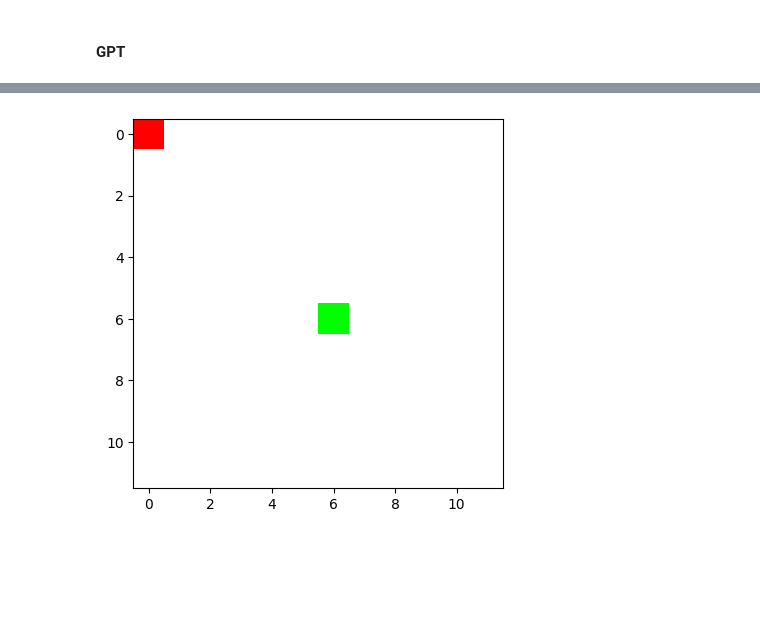
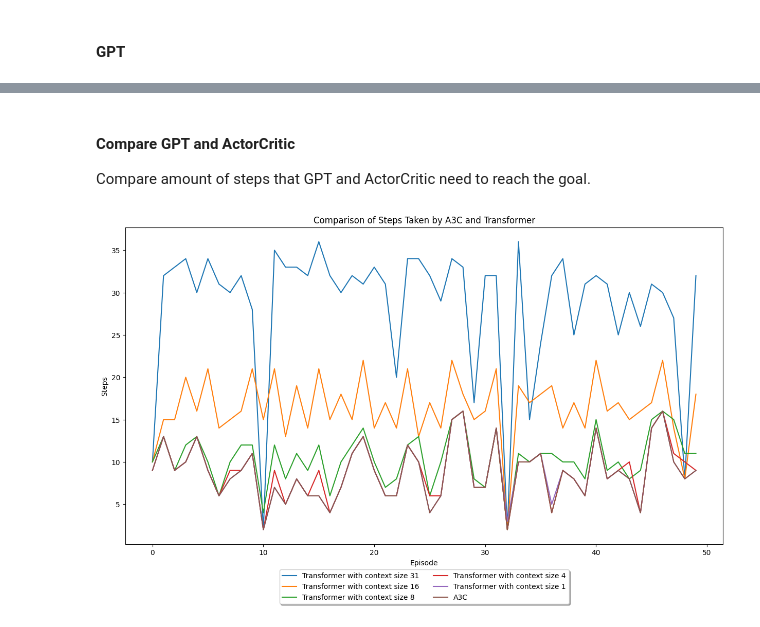
Before and after one commit to kirill-yatsy/algorithm_distillation, a Jupyter notebook: notebooks/show_in_context_learning.ipynb, the cells around one changed output, grey strips where cells are left out. Drawn from its saved outputs; the diff is of its cells as text; code cells hidden in the pictures; blank space fills up the shorter version.

```diff
--- a/notebooks/show_in_context_learning.ipynb
+++ b/notebooks/show_in_context_learning.ipynb
@@ -47,4 +71,0 @@ state = env.reset(use_random_agent_pos=True)
-# %%
-action = a3c_step(state)
-state, reward, done = env.step(action)
-render_env(env)
@@ -62,14 +121,12 @@ tokenizer = Tokenizer()
 state = env.reset()
 history = [[state[0], state[1], 0, 0]]
 # %%
-def gpt_step(action_history):
-    if len(action_history) > CFG.block_size // 4 - 1:
-        action_history = action_history[-(CFG.block_size // 4 - 1) :]
+def gpt_step(action_history, max_len=CFG.context_size // 4 - 1):
+    if len(action_history) > max_len:
+        action_history = action_history[-max_len:]
     tokenized = torch.tensor(
-        [tokenizer(action_history)], dtype=torch.long, device="cpu"
+        [tokenizer(action_history)], dtype=torch.long, device=device
     )
     logits, _ = gpt(tokenized)
     action = torch.argmax(logits, dim=1).item()
     return action
-# %%
-action = gpt_step(context)
@@ -87,5 +132,0 @@ CFG.block_size // 4
-# %%
-action = gpt_step(history)
-state, reward, done = env.step(action)
-history.append([state[0], state[1], action, reward])
-render_env(env)
@@ -186,8 +176,22 @@ def evaluate_ad_model(model, env, num_episodes=1000, context_size=200):
-# %%
-grid_to_render = env.render()
-
-
-plt.imshow(grid_to_render)
-plt.show()
-# %% [output]
-[figure, removed]
+# %% [markdown]
+#### Compare GPT and ActorCritic
+
+Compare amount of steps that GPT and ActorCritic need to reach the goal.
+# %%
+plt.figure(figsize=(15, 8))
+
+for k in gpt_info.keys():
+    sns.lineplot(
+        [gpt_info[k][e]["steps"] for e in gpt_info[k].keys()],
+        label=f"Transformer with context size {k}",
+    )
+sns.lineplot([ac3_info[k]["steps"] for k in ac3_info.keys()], label="A3C")
+plt.xlabel("Episode")
+plt.ylabel("Steps")
+plt.title("Comparison of Steps Taken by A3C and Transformer")
+plt.legend(
+    loc="lower center", bbox_to_anchor=(0.5, -0.2), fancybox=True, shadow=True, ncol=2
+)
+plt.show()
+# %% [output]
+[figure, added]
```
Also changed, not shown: parts of 17 cells of this notebook, 14 other files.
